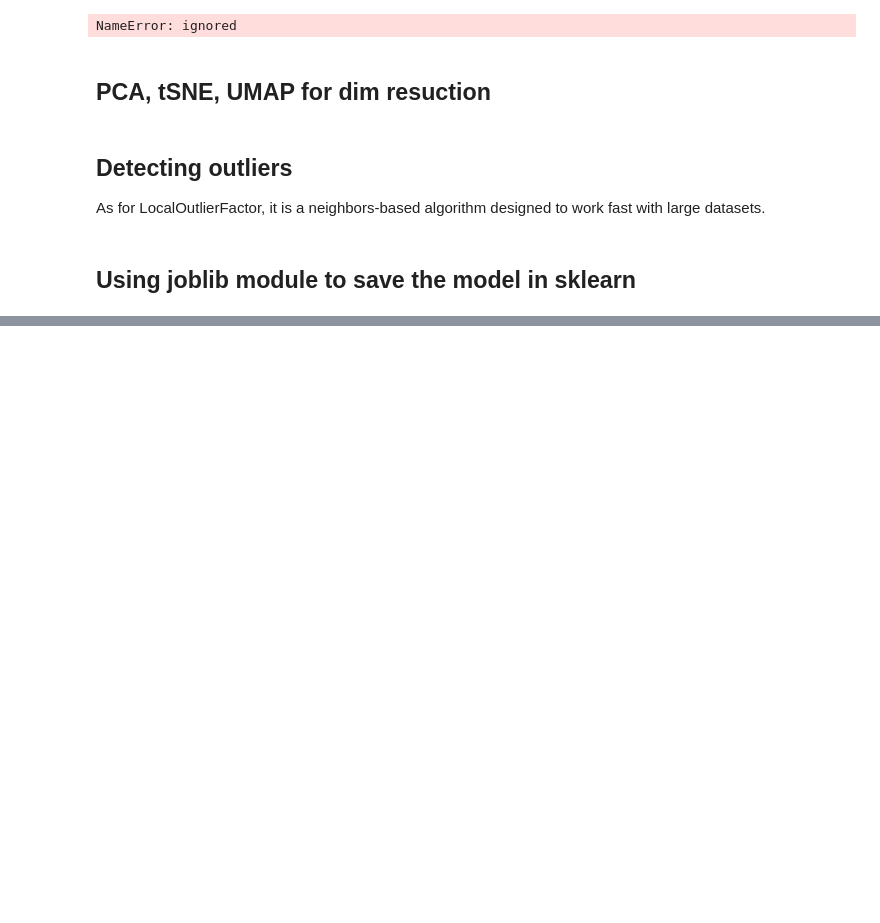
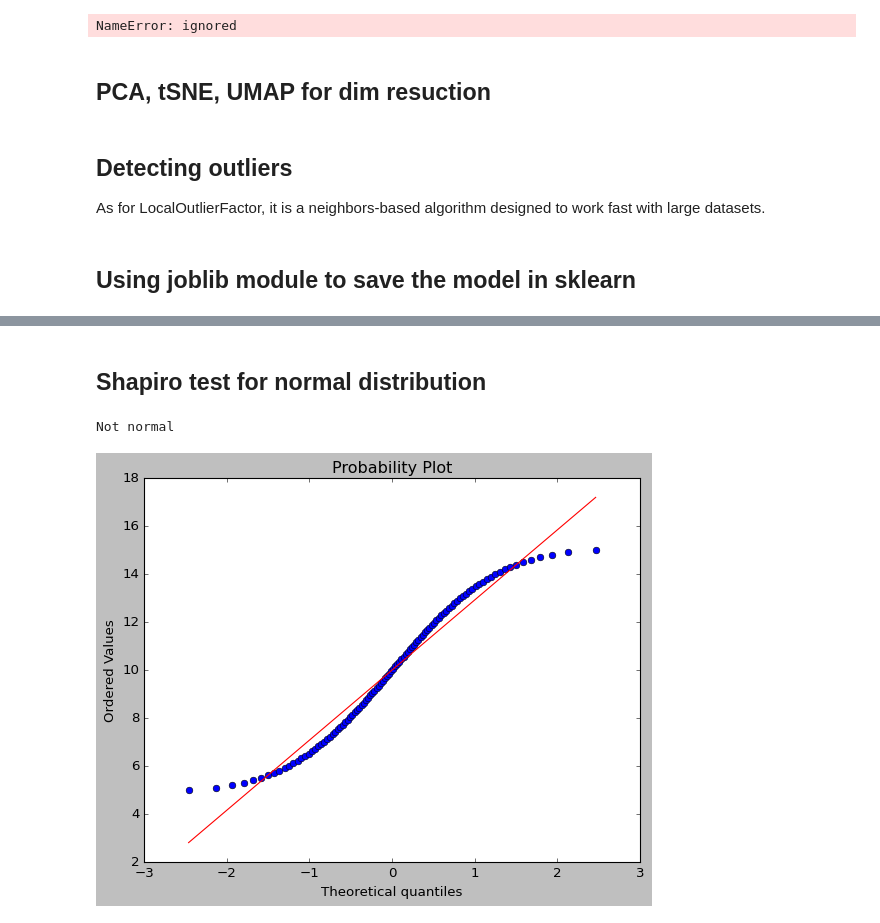
Before and after one commit to M-Amrollahi/Personal-Notes, a Jupyter notebook: ML-notes/sklearn_techniques.ipynb, the cells around one changed output, grey strips where cells are left out. Saved outputs shown, nothing was run; the diff lists cells and outputs as text; code cells hidden in the pictures; blank space fills up the shorter version.

```diff
--- a/ML-notes/sklearn_techniques.ipynb
+++ b/ML-notes/sklearn_techniques.ipynb
@@ -140,0 +211,17 @@ dump(model, 'model.joblib')
+# %% [markdown]
+## Shapiro test for normal distribution
+# %%
+from scipy.stats import shapiro
+
+stat, p = shapiro(t1)
+if p> .05:
+    print("Normal")
+else:
+    print("Not normal")
+
+import scipy.stats as stats
+stats.probplot(t1, dist="norm", plot=plt)
+plt.show()
+# %% [output]
+Not normal
+[figure, added]
```
Also changed, not shown: parts of 4 cells of this notebook.
